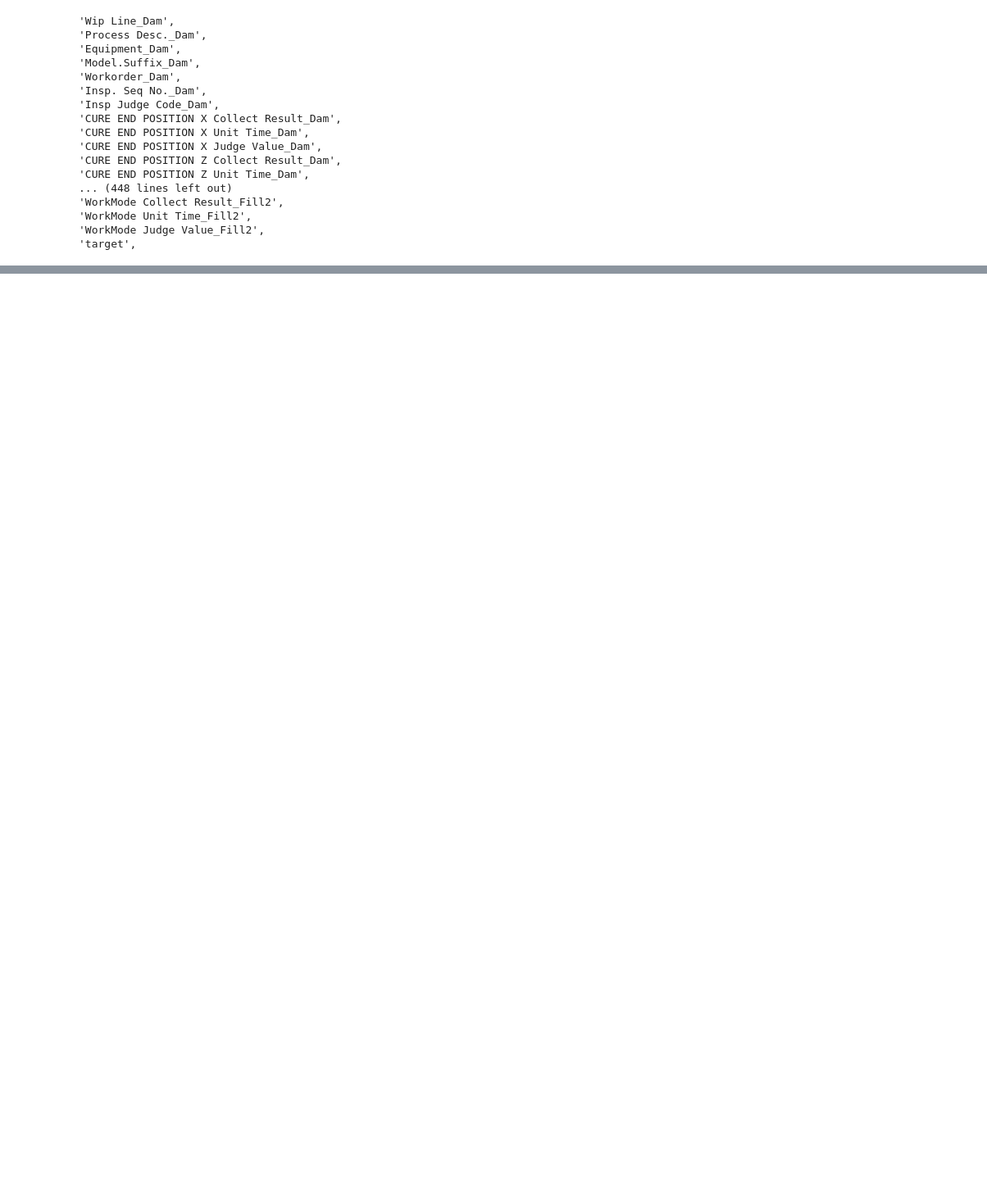
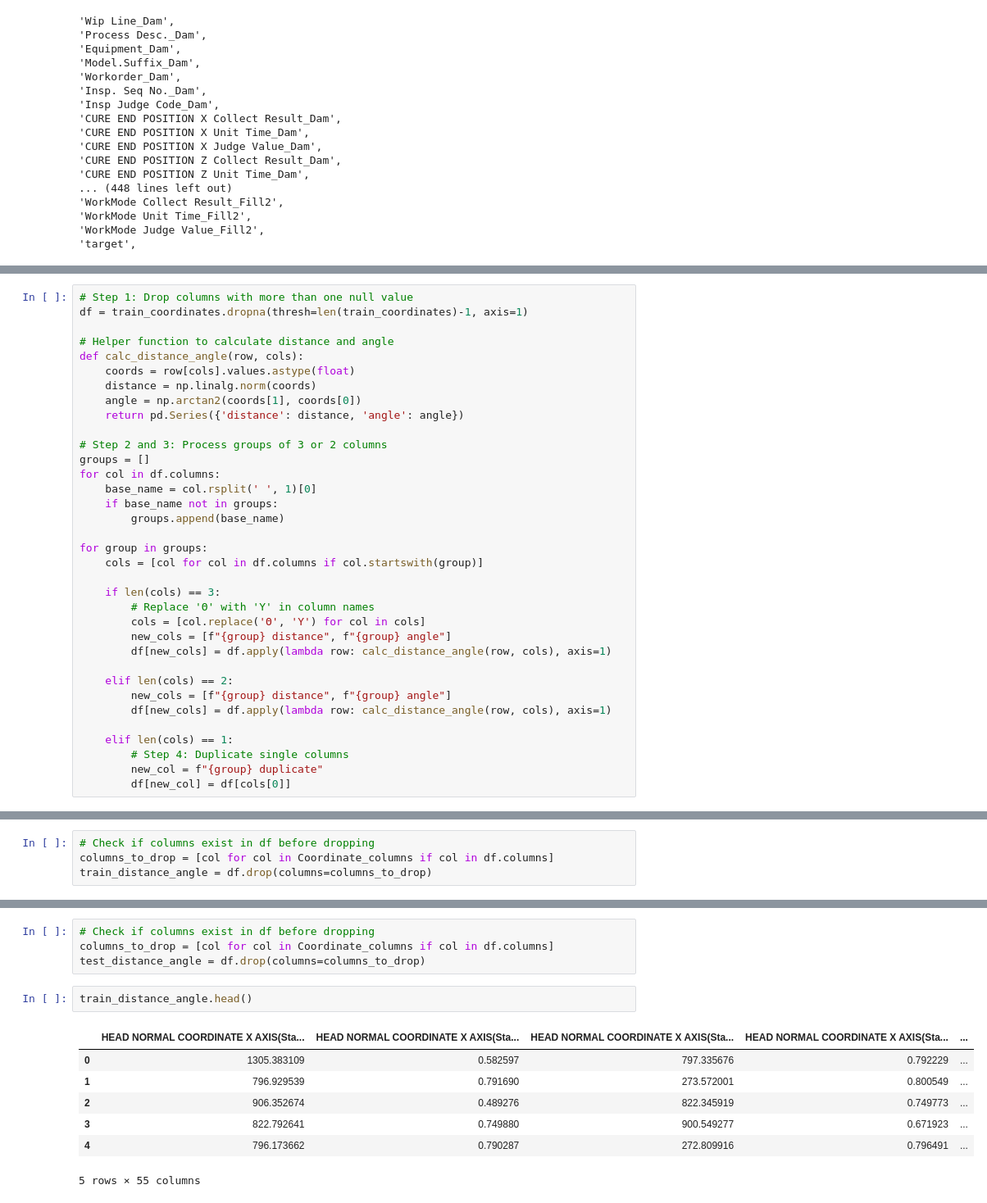
Before and after one commit to cequala/Data-Analysis-Projects, a Jupyter notebook: LG Aimers 5기/code_jongwu.ipynb, the cells around one changed output, grey strips where cells are left out. Shown at 82% size. Saved outputs shown, nothing was run; the diff lists cells and outputs as text; blank space fills up the shorter version.

```diff
--- a/LG Aimers 5기/code_jongwu.ipynb
+++ b/LG Aimers 5기/code_jongwu.ipynb
@@ -296,0 +766,35 @@ Coordinate_columns = ['HEAD NORMAL COORDINATE X AXIS(Stage1) Collect Result_Fill
+# %%
+# Step 1: Drop columns with more than one null value
+df = train_coordinates.dropna(thresh=len(train_coordinates)-1, axis=1)
+
+# Helper function to calculate distance and angle
+def calc_distance_angle(row, cols):
+    coords = row[cols].values.astype(float)
+    distance = np.linalg.norm(coords)
+    angle = np.arctan2(coords[1], coords[0])
+    return pd.Series({'distance': distance, 'angle': angle})
+
+# Step 2 and 3: Process groups of 3 or 2 columns
+groups = []
+for col in df.columns:
+    base_name = col.rsplit(' ', 1)[0]
+    if base_name not in groups:
+        groups.append(base_name)
+
+for group in groups:
+    cols = [col for col in df.columns if col.startswith(group)]
+
+    if len(cols) == 3:
+        # Replace 'Θ' with 'Y' in column names
+        cols = [col.replace('Θ', 'Y') for col in cols]
+        new_cols = [f"{group} distance", f"{group} angle"]
+        df[new_cols] = df.apply(lambda row: calc_distance_angle(row, cols), axis=1)
+
+    elif len(cols) == 2:
+        new_cols = [f"{group} distance", f"{group} angle"]
+        df[new_cols] = df.apply(lambda row: calc_distance_angle(row, cols), axis=1)
+
+    elif len(cols) == 1:
+        # Step 4: Duplicate single columns
+        new_col = f"{group} duplicate"
+        df[new_col] = df[cols[0]]
@@ -296,0 +819,4 @@ Coordinate_columns = ['HEAD NORMAL COORDINATE X AXIS(Stage1) Collect Result_Fill
+# %%
+# Check if columns exist in df before dropping
+columns_to_drop = [col for col in Coordinate_columns if col in df.columns]
+train_distance_angle = df.drop(columns=columns_to_drop)
@@ -296,0 +876,14 @@ Coordinate_columns = ['HEAD NORMAL COORDINATE X AXIS(Stage1) Collect Result_Fill
+# %%
+# Check if columns exist in df before dropping
+columns_to_drop = [col for col in Coordinate_columns if col in df.columns]
+test_distance_angle = df.drop(columns=columns_to_drop)
+# %%
+train_distance_angle.head()
+# %% [output]
+|  | HEAD NORMAL COORDINATE X AXIS(Sta... | HEAD NORMAL COORDINATE X AXIS(Sta... | HEAD NORMAL COORDINATE X AXIS(Sta... | HEAD NORMAL COORDINATE X AXIS(Sta... | ... |
+| 0 | 1305.383109 | 0.582597 | 797.335676 | 0.792229 | ... |
+| 1 | 796.929539 | 0.791690 | 273.572001 | 0.800549 | ... |
+| 2 | 906.352674 | 0.489276 | 822.345919 | 0.749773 | ... |
+| 3 | 822.792641 | 0.749880 | 900.549277 | 0.671923 | ... |
+| 4 | 796.173662 | 0.790287 | 272.809916 | 0.796491 | ... |
+5 rows × 55 columns
```
Also changed, not shown: parts of 36 cells of this notebook.
